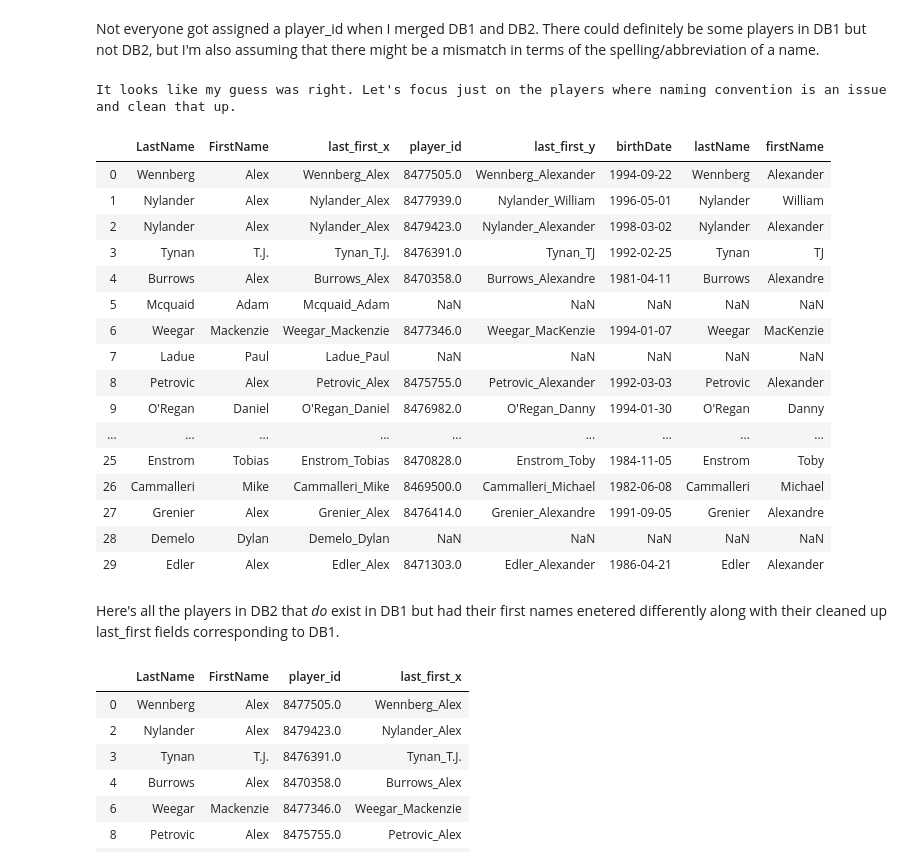
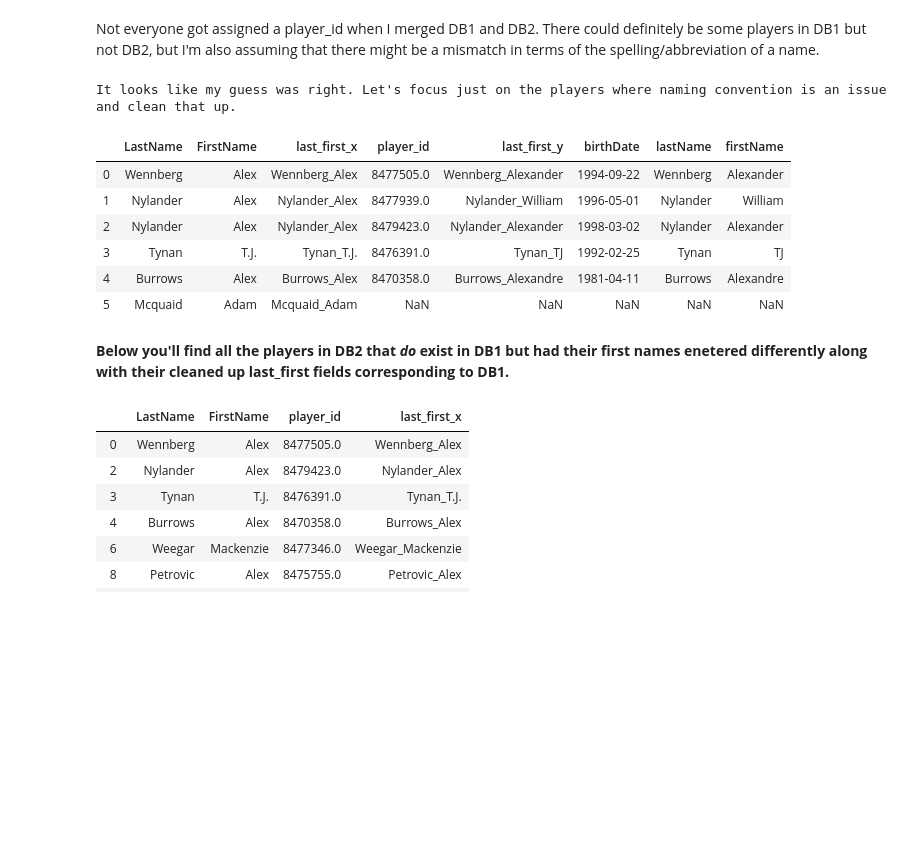
Before and after one commit to Pat-Hamilton/Thinkful, a Jupyter notebook: NHL Capstone.ipynb, the cells around one changed output. Drawn from its saved outputs; the diff is of its cells as text; code cells hidden in the pictures; blank space fills up the shorter version.

```diff
--- a/NHL Capstone.ipynb
+++ b/NHL Capstone.ipynb
@@ -350,30 +312,20 @@ Not everyone got assigned a player_id when I merged DB1 and DB2. There could def
 # %%
 # Here I'm taking a look at where just the last names match up, in case one has Alex and the other Alexander etc.
 
 mn = pd.merge(missing_names[['LastName', 'FirstName', 'last_first']],
               player_df[['player_id', 'last_first', 'birthDate', 'lastName', 'firstName']], left_on='LastName', right_on = 'lastName', how = 'left')
 
 print('It looks like my guess was right. Let\'s focus just on the players where naming convention is an issue and clean that up.')
-mn
+mn.head(n=6)
 # %% [output]
 It looks like my guess was right. Let's focus just on the players where naming convention is an issue and clean that up.
 |  | LastName | FirstName | last_first_x | player_id | last_first_y | birthDate | lastName | firstName |
 | 0 | Wennberg | Alex | Wennberg_Alex | 8477505.0 | Wennberg_Alexander | 1994-09-22 | Wennberg | Alexander |
 | 1 | Nylander | Alex | Nylander_Alex | 8477939.0 | Nylander_William | 1996-05-01 | Nylander | William |
 | 2 | Nylander | Alex | Nylander_Alex | 8479423.0 | Nylander_Alexander | 1998-03-02 | Nylander | Alexander |
 | 3 | Tynan | T.J. | Tynan_T.J. | 8476391.0 | Tynan_TJ | 1992-02-25 | Tynan | TJ |
 | 4 | Burrows | Alex | Burrows_Alex | 8470358.0 | Burrows_Alexandre | 1981-04-11 | Burrows | Alexandre |
 | 5 | Mcquaid | Adam | Mcquaid_Adam | NaN | NaN | NaN | NaN | NaN |
-| 6 | Weegar | Mackenzie | Weegar_Mackenzie | 8477346.0 | Weegar_MacKenzie | 1994-01-07 | Weegar | MacKenzie |
-| 7 | Ladue | Paul | Ladue_Paul | NaN | NaN | NaN | NaN | NaN |
-| 8 | Petrovic | Alex | Petrovic_Alex | 8475755.0 | Petrovic_Alexander | 1992-03-03 | Petrovic | Alexander |
-| 9 | O'Regan | Daniel | O'Regan_Daniel | 8476982.0 | O'Regan_Danny | 1994-01-30 | O'Regan | Danny |
-| ... | ... | ... | ... | ... | ... | ... | ... | ... |
-| 25 | Enstrom | Tobias | Enstrom_Tobias | 8470828.0 | Enstrom_Toby | 1984-11-05 | Enstrom | Toby |
-| 26 | Cammalleri | Mike | Cammalleri_Mike | 8469500.0 | Cammalleri_Michael | 1982-06-08 | Cammalleri | Michael |
-| 27 | Grenier | Alex | Grenier_Alex | 8476414.0 | Grenier_Alexandre | 1991-09-05 | Grenier | Alexandre |
-| 28 | Demelo | Dylan | Demelo_Dylan | NaN | NaN | NaN | NaN | NaN |
-| 29 | Edler | Alex | Edler_Alex | 8471303.0 | Edler_Alexander | 1986-04-21 | Edler | Alexander |
 # %%
 # Dropping players in DB2 but not DB1
 mn = mn[mn['player_id'].notnull()]
@@ -383,7 +335,7 @@ mn = mn[~mn['last_first_y'].isin(['Nylander_William', 'Carrier_William', 'Tanev_
 
 new_mn = mn[['LastName', 'FirstName', 'player_id', 'last_first_x']]
 # %% [markdown]
-Here's all the players in DB2 that *do* exist in DB1 but had their first names enetered differently along with their cleaned up last_first fields corresponding to DB1.
+**Below you'll find all the players in DB2 that *do* exist in DB1 but had their first names enetered differently along with their cleaned up last_first fields corresponding to DB1.**
 # %%
 new_mn
 # %% [output]
```
Also changed, not shown: parts of 33 cells of this notebook.
